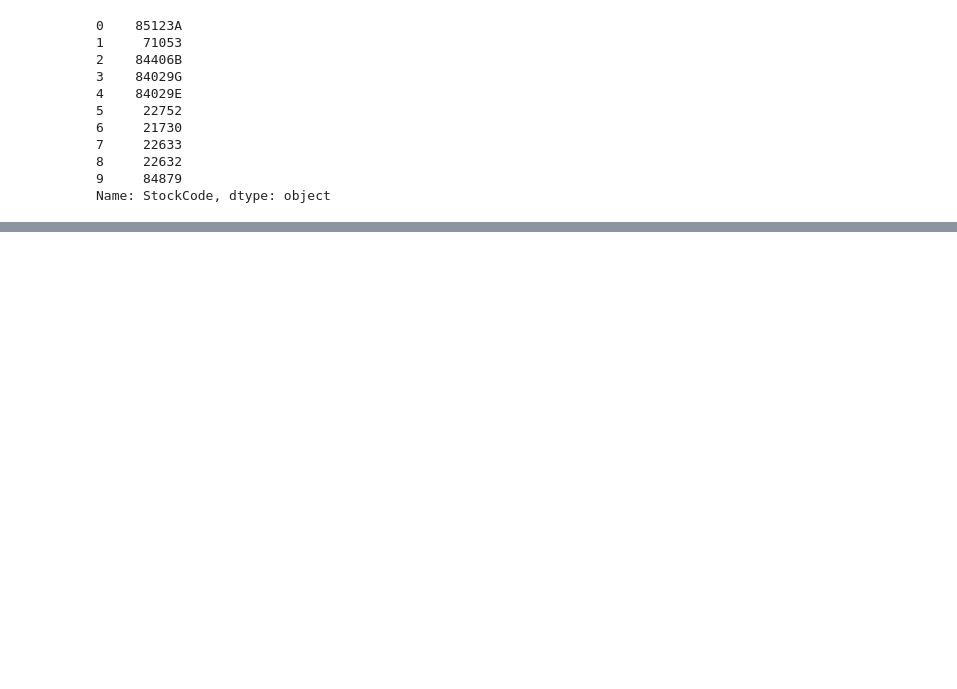
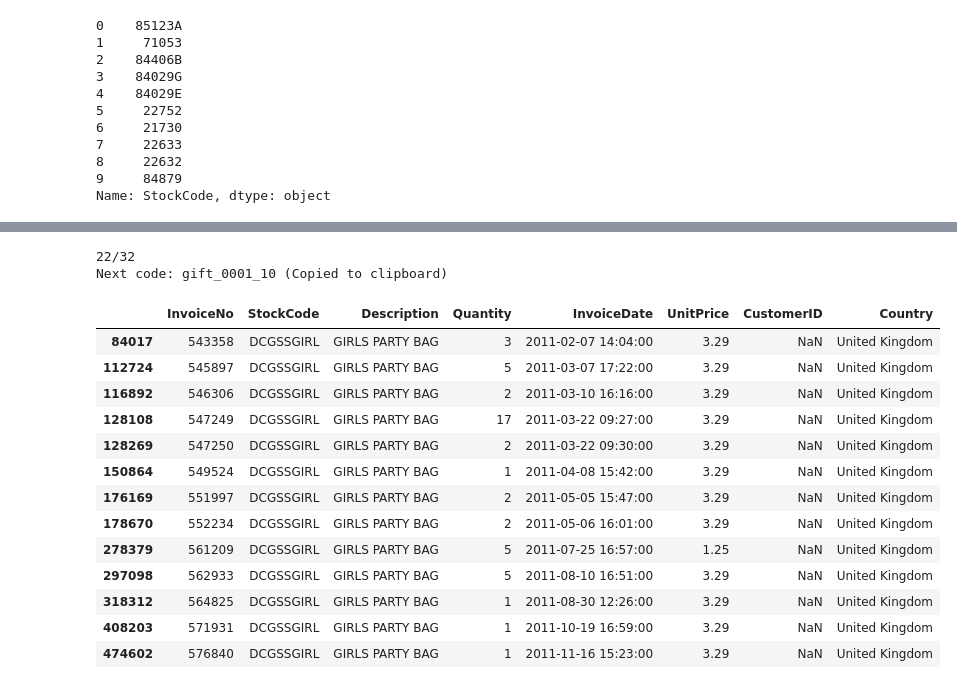
Before and after one commit to r0hankrishnan/retail_analysis, a Jupyter notebook: explore.ipynb, the cells around one changed output, grey strips where cells are left out. Drawn from its saved outputs; the diff is of its cells as text; code cells hidden in the pictures; blank space fills up the shorter version.

```diff
--- a/explore.ipynb
+++ b/explore.ipynb
@@ -136,0 +462,19 @@ Name: StockCode, dtype: object
+# %%
+examine_stock_code("DCGSSGIRL", head = False) #Girls party bag -- Nan customer -- exclude
+# %% [output]
+22/32
+Next code: gift_0001_10 (Copied to clipboard)
+|  | InvoiceNo | StockCode | Description | Quantity | InvoiceDate | UnitPrice | CustomerID | Country |
+| 84017 | 543358 | DCGSSGIRL | GIRLS PARTY BAG | 3 | 2011-02-07 14:04:00 | 3.29 | NaN | United Kingdom |
+| 112724 | 545897 | DCGSSGIRL | GIRLS PARTY BAG | 5 | 2011-03-07 17:22:00 | 3.29 | NaN | United Kingdom |
+| 116892 | 546306 | DCGSSGIRL | GIRLS PARTY BAG | 2 | 2011-03-10 16:16:00 | 3.29 | NaN | United Kingdom |
+| 128108 | 547249 | DCGSSGIRL | GIRLS PARTY BAG | 17 | 2011-03-22 09:27:00 | 3.29 | NaN | United Kingdom |
+| 128269 | 547250 | DCGSSGIRL | GIRLS PARTY BAG | 2 | 2011-03-22 09:30:00 | 3.29 | NaN | United Kingdom |
+| 150864 | 549524 | DCGSSGIRL | GIRLS PARTY BAG | 1 | 2011-04-08 15:42:00 | 3.29 | NaN | United Kingdom |
+| 176169 | 551997 | DCGSSGIRL | GIRLS PARTY BAG | 2 | 2011-05-05 15:47:00 | 3.29 | NaN | United Kingdom |
+| 178670 | 552234 | DCGSSGIRL | GIRLS PARTY BAG | 2 | 2011-05-06 16:01:00 | 3.29 | NaN | United Kingdom |
+| 278379 | 561209 | DCGSSGIRL | GIRLS PARTY BAG | 5 | 2011-07-25 16:57:00 | 1.25 | NaN | United Kingdom |
+| 297098 | 562933 | DCGSSGIRL | GIRLS PARTY BAG | 5 | 2011-08-10 16:51:00 | 3.29 | NaN | United Kingdom |
+| 318312 | 564825 | DCGSSGIRL | GIRLS PARTY BAG | 1 | 2011-08-30 12:26:00 | 3.29 | NaN | United Kingdom |
+| 408203 | 571931 | DCGSSGIRL | GIRLS PARTY BAG | 1 | 2011-10-19 16:59:00 | 3.29 | NaN | United Kingdom |
+| 474602 | 576840 | DCGSSGIRL | GIRLS PARTY BAG | 1 | 2011-11-16 15:23:00 | 3.29 | NaN | United Kingdom |
```
Also changed, not shown: parts of 55 cells of this notebook.
